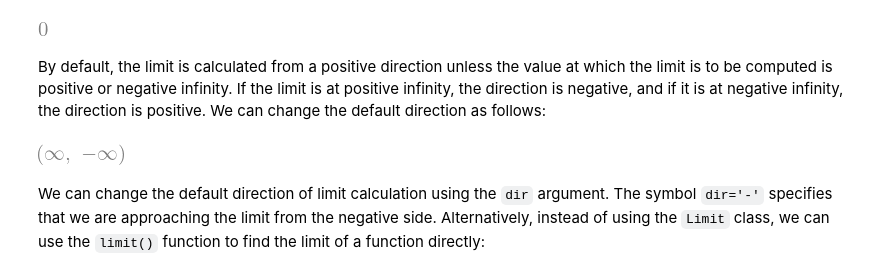
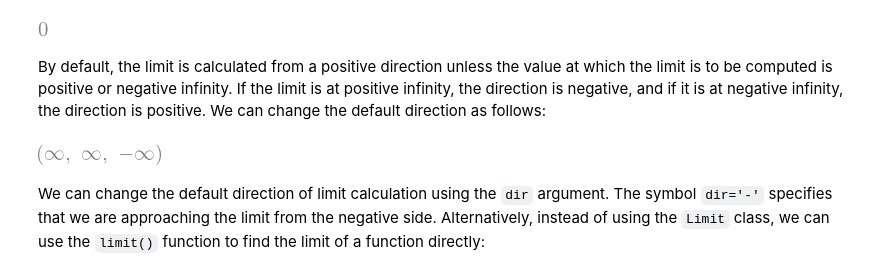
Before and after one commit to phonchi/nsysu-math106A-2023, a Jupyter notebook: static_files/presentations/13_SymPy.ipynb, the cells around one changed output. Cells and saved outputs as stored; diff of their text form; code cells hidden in the pictures.

```diff
--- a/static_files/presentations/13_SymPy.ipynb
+++ b/static_files/presentations/13_SymPy.ipynb
@@ -348,9 +348,9 @@ l.doit()
 # %% [markdown]
 By default, the limit is calculated from a positive direction unless the value at which the limit is to be computed is positive or negative infinity. If the limit is at positive infinity, the direction is negative, and if it is at negative infinity, the direction is positive. We can change the default direction as follows:
 # %%
-sp.Limit(1/x, x, 0).doit(), sp.Limit(1/x, x, 0, dir='-').doit()
+sp.Limit(1/x, x, 0).doit(), sp.Limit(1/x, x, 0, dir='+').doit(), sp.Limit(1/x, x, 0, dir='-').doit()
 # %% [output]
-[figure, old version]
+[figure, new version]
 # %% [markdown]
 We can change the default direction of limit calculation using the `dir` argument. The symbol `dir='-'` specifies that we are approaching the limit from the negative side. Alternatively, instead of using the `Limit` class, we can use the `limit()` function to find the limit of a function directly:
 # %%
```
Also changed, not shown: parts of 6 cells of this notebook.
